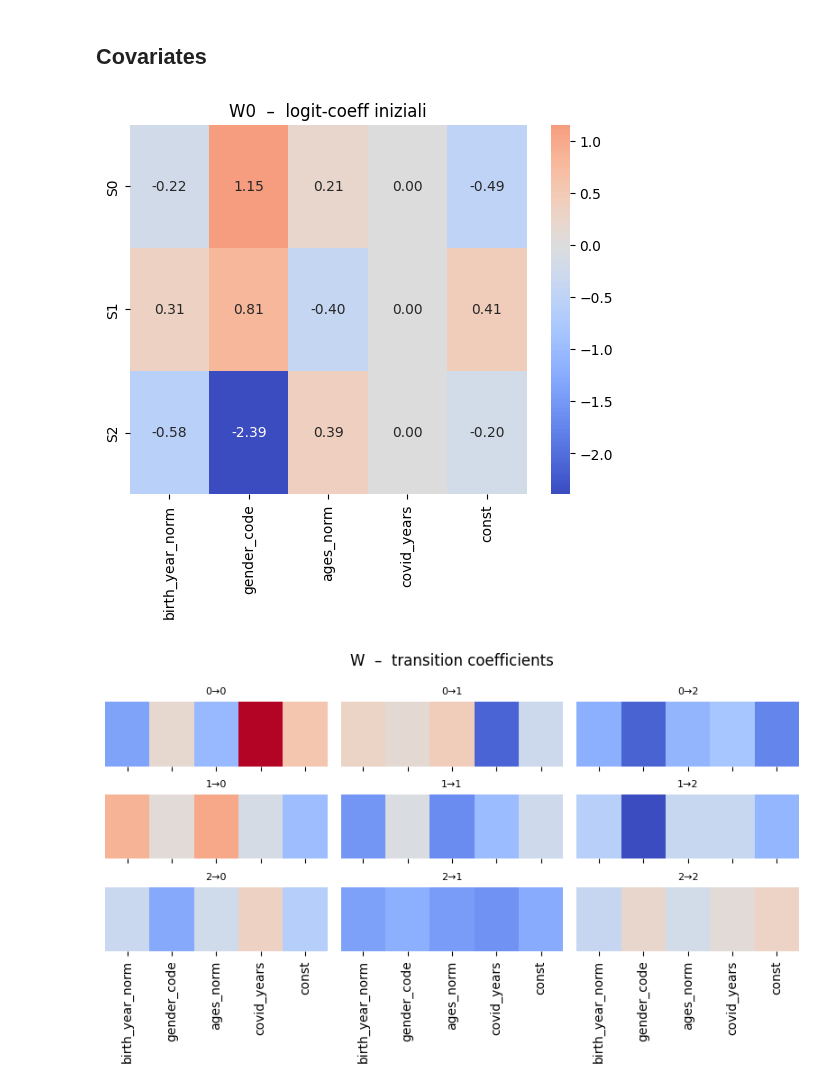
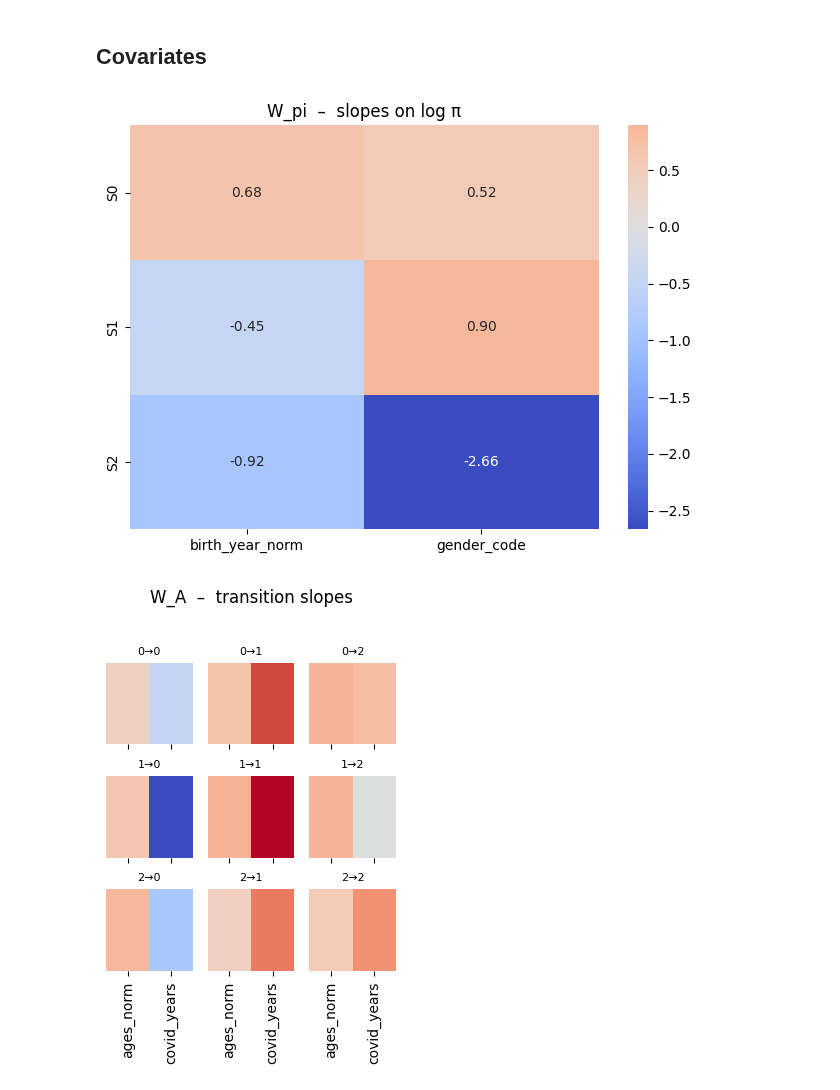
Before and after one commit to erikdeluca/Blood-Donors, a Jupyter notebook: Python/Bayesian HMM with covariates.ipynb, the cells around one changed output. Drawn from its saved outputs; the diff is of its cells as text; code cells hidden in the pictures.

Commit message:
CHange in covariates

```diff
--- a/Python/Bayesian HMM with covariates.ipynb
+++ b/Python/Bayesian HMM with covariates.ipynb
@@ -551,35 +585,58 @@ state_cols = ['#e41a1c', '#377eb8', '#4daf4a']        # 3 colori Set1
 # %%
-def plot_W0_heat():
-    sns.heatmap(W0, annot=True, fmt=".2f",
-                xticklabels=cov_names, yticklabels=[f"S{k}" for k in range(K)],
+import matplotlib.pyplot as plt, seaborn as sns
+import numpy as np
+
+# ---------- nomi covariate -------------------------------------------------
+cov_names_pi = ["birth_year_norm", "gender_code"]     # C_pi = 2
+cov_names_A  = ["ages_norm",       "covid_years"]     # C_A  = 2
+
+# ---------- slope su π  ----------------------------------------------------
+def plot_W_pi_heat(W_pi):
+    """
+    Heat-map K × C_pi degli slope che modulano la distribuzione iniziale π.
+    """
+    sns.heatmap(W_pi,
+                annot=True, fmt=".2f",
+                xticklabels=cov_names_pi,
+                yticklabels=[f"S{k}" for k in range(W_pi.shape[0])],
                 cmap="coolwarm", center=0)
-    plt.title("W0  –  logit-coeff iniziali")
-    plt.show()
+    plt.title("W_pi  –  slopes on log π")
+    plt.tight_layout(); plt.show()
 
-def plot_W_heat():
-    C = len(cov_names)
-    fig, axes = plt.subplots(K, K, figsize=(C*1.6, K*1.6), sharex=True, sharey=True)
+# ---------- slope su A  ----------------------------------------------------
+def plot_W_A_heat(W_A):
+    """
+    Griglia K×K di heat-map 1×C_A: slope per ogni transizione k_prev → k_next.
+    """
+    K, _, C_A = W_A.shape
+    fig, axes = plt.subplots(K, K,
+                             figsize=(C_A*1.6, K*1.6),
+                             sharex=True, sharey=True)
+
+    vmin, vmax = W_A.min(), W_A.max()
 
     for i in range(K):
         for j in range(K):
-            ax = axes[i, j]
-
-            mat = W[i, j].reshape(1, -1)        # shape (1, C)  ← key line
-            sns.heatmap(mat,
-                        ax=ax,
-                        vmin=W.min(), vmax=W.max(),
+            ax   = axes[i, j]
+            mat  = W_A[i, j].reshape(1, -1)        # (1, C_A)
+            sns.heatmap(mat, ax=ax,
+                        vmin=vmin, vmax=vmax,
                         cmap="coolwarm", cbar=False,
-                        xticklabels=cov_names,
+                        xticklabels=cov_names_A,
                         yticklabels=[])
-
             ax.set_title(f"{i}→{j}", fontsize=8)
 
-    plt.suptitle("W  –  transition coefficients")
-    plt.tight_layout()
-    plt.show()
+    plt.suptitle("W_A  –  transition slopes", y=1.02)
+    plt.tight_layout(); plt.show()
 
-plot_W0_heat()
-plot_W_heat()
+# ---------------------------------------------------------------------------
+#  chiamata
+# ---------------------------------------------------------------------------
+W_pi = pyro.param("W_pi").detach().cpu().numpy()     # (K, C_pi)
+W_A  = pyro.param("W_A").detach().cpu().numpy()      # (K, K, C_A)
+
+plot_W_pi_heat(W_pi)
+plot_W_A_heat(W_A)
 # %% [output]
-[figure, old version]
+[figure, new version]
-[figure, old version]
+[figure, new version]
```
Also changed, not shown: parts of 15 cells of this notebook, 15 other files.
